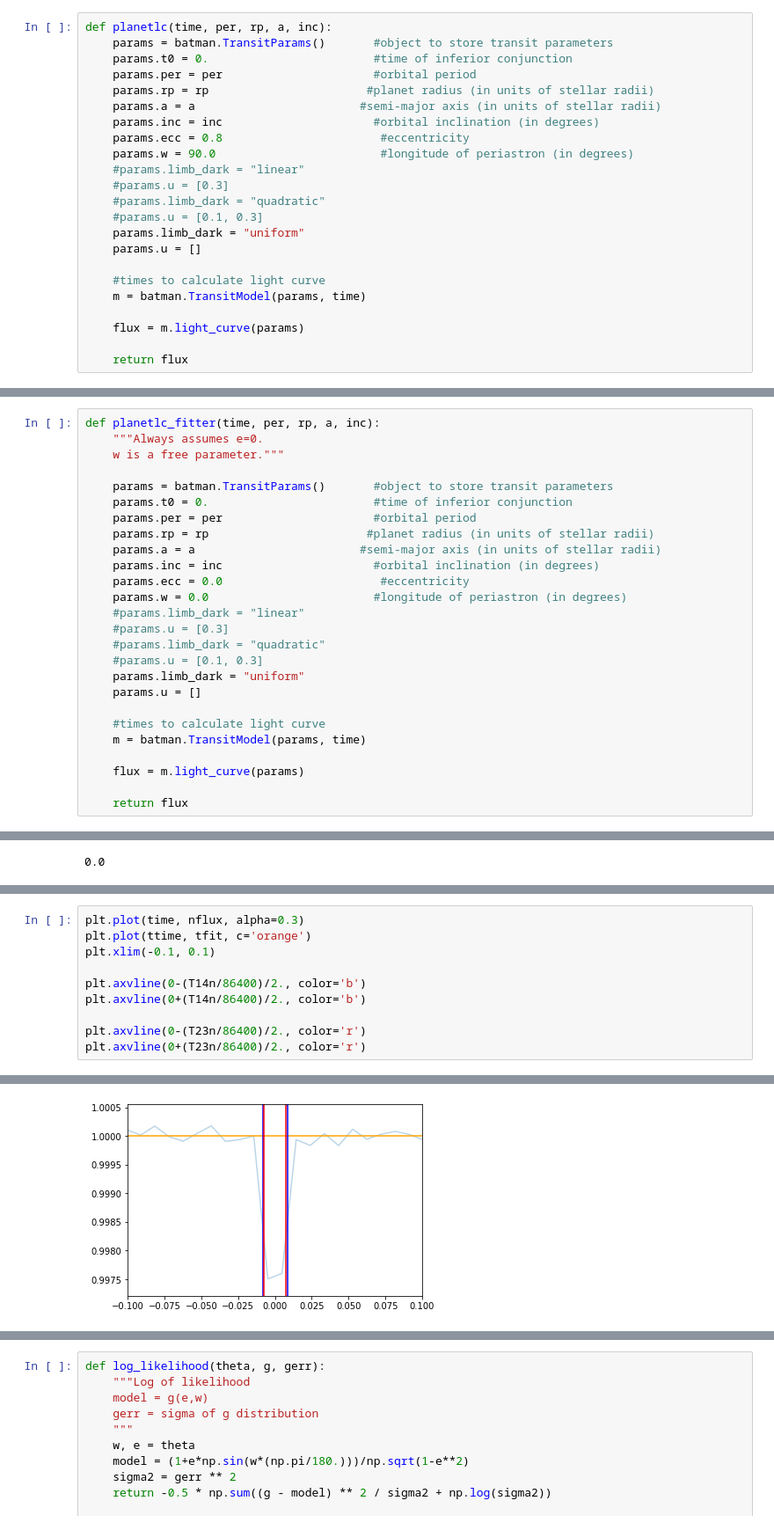
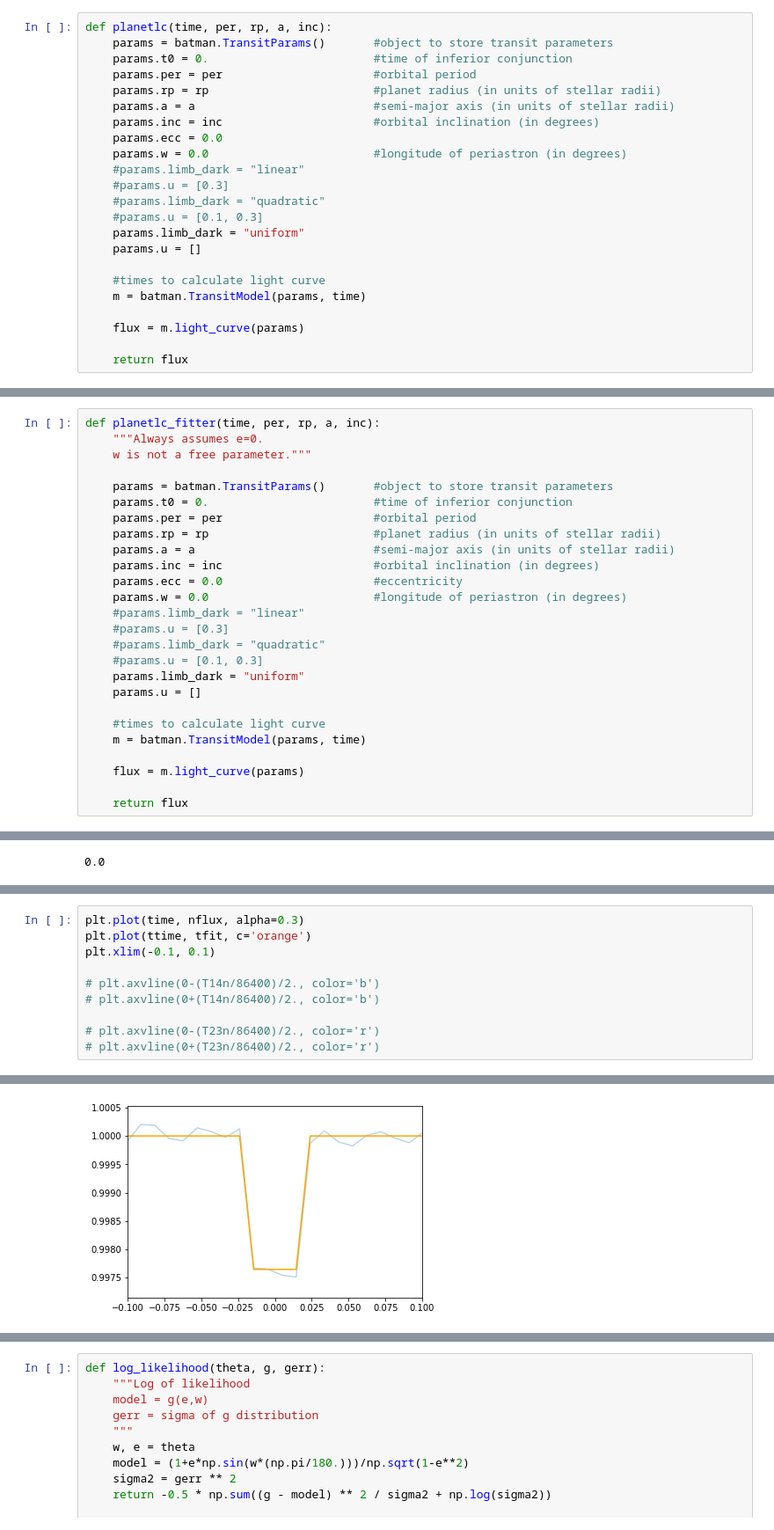
Before and after one commit to ssagear/photoeccentric, a Jupyter notebook: notebooks/synthetic_transit_test.ipynb, the cells around one changed output, grey strips where cells are left out. Shown at 88% size. Drawn from its saved outputs; the diff is of its cells as text.

```diff
--- a/notebooks/synthetic_transit_test.ipynb
+++ b/notebooks/synthetic_transit_test.ipynb
@@ -411,11 +416,11 @@ def planetlc(time, per, rp, a, inc):
     params = batman.TransitParams()       #object to store transit parameters
     params.t0 = 0.                        #time of inferior conjunction
     params.per = per                      #orbital period
-    params.rp = rp                       #planet radius (in units of stellar radii)
-    params.a = a                        #semi-major axis (in units of stellar radii)
+    params.rp = rp                        #planet radius (in units of stellar radii)
+    params.a = a                          #semi-major axis (in units of stellar radii)
     params.inc = inc                      #orbital inclination (in degrees)
-    params.ecc = 0.8                       #eccentricity
-    params.w = 90.0                        #longitude of periastron (in degrees)
+    params.ecc = 0.0
+    params.w = 0.0                        #longitude of periastron (in degrees)
     #params.limb_dark = "linear"
     #params.u = [0.3]
     #params.limb_dark = "quadratic"
@@ -441,15 +443,15 @@ nflux = flux+noise
 # %%
 def planetlc_fitter(time, per, rp, a, inc):
     """Always assumes e=0.
-    w is a free parameter."""
+    w is not a free parameter."""
 
     params = batman.TransitParams()       #object to store transit parameters
     params.t0 = 0.                        #time of inferior conjunction
     params.per = per                      #orbital period
-    params.rp = rp                       #planet radius (in units of stellar radii)
-    params.a = a                        #semi-major axis (in units of stellar radii)
+    params.rp = rp                        #planet radius (in units of stellar radii)
+    params.a = a                          #semi-major axis (in units of stellar radii)
     params.inc = inc                      #orbital inclination (in degrees)
-    params.ecc = 0.0                       #eccentricity
+    params.ecc = 0.0                      #eccentricity
     params.w = 0.0                        #longitude of periastron (in degrees)
     #params.limb_dark = "linear"
     #params.u = [0.3]
@@ -566,9 +530,9 @@ plt.plot(time, nflux, alpha=0.3)
 plt.plot(ttime, tfit, c='orange')
 plt.xlim(-0.1, 0.1)
 
-plt.axvline(0-(T14n/86400)/2., color='b')
-plt.axvline(0+(T14n/86400)/2., color='b')
+# plt.axvline(0-(T14n/86400)/2., color='b')
+# plt.axvline(0+(T14n/86400)/2., color='b')
 
-plt.axvline(0-(T23n/86400)/2., color='r')
-plt.axvline(0+(T23n/86400)/2., color='r')
+# plt.axvline(0-(T23n/86400)/2., color='r')
+# plt.axvline(0+(T23n/86400)/2., color='r')
 # %% [output]
@@ -576,2 +540,2 @@ plt.axvline(0+(T23n/86400)/2., color='r')
-[figure, old version]
+[figure, new version]
 # %%
```
Also changed, not shown: parts of 38 cells of this notebook.
